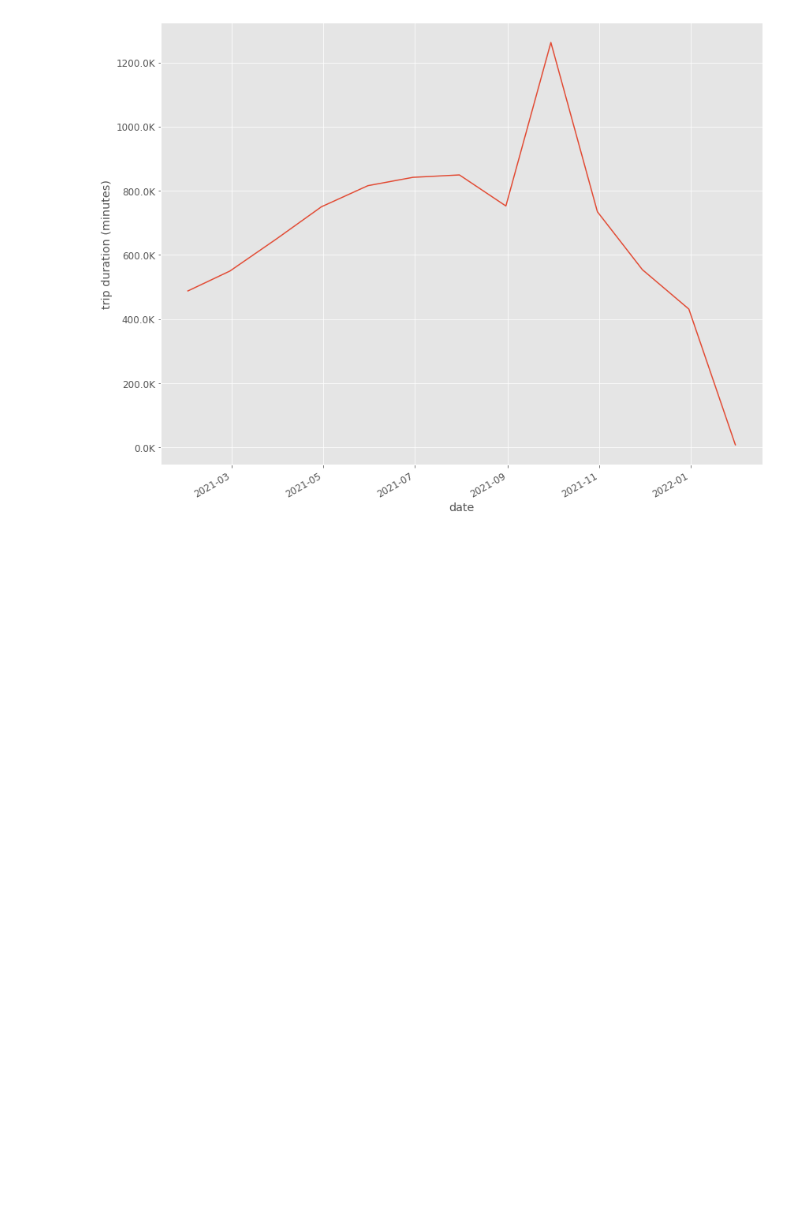
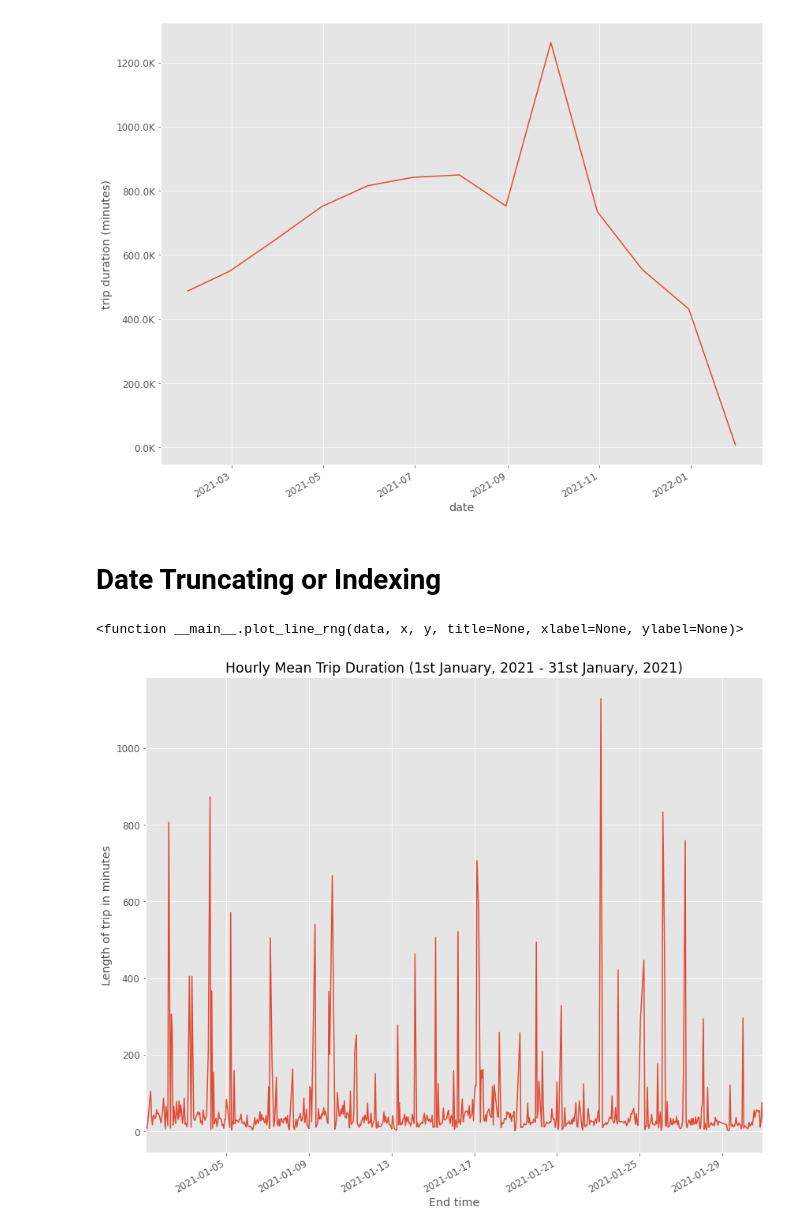
Before and after one commit to eldrigeampong/Data-Science, a Jupyter notebook: TimeSeries/project2.ipynb, the cells around one changed output. Cells and saved outputs as stored; diff of their text form; code cells hidden in the pictures; blank space fills up the shorter version.

```diff
--- a/TimeSeries/project2.ipynb
+++ b/TimeSeries/project2.ipynb
@@ -484,3 +484,39 @@ plot_line(
 )
 # %% [output]
 [figure]
+# %% [markdown]
+# Date Truncating or Indexing
+# %%
+# helper function to get specific date range
+def get_samp_data(data, ascending=None, before=None, after=None, rule=None):
+    return data.sort_index(ascending=ascending).truncate(before=before, after=after).resample(rule=rule)
+
+
+# helper function to plot line chart
+def plot_line_rng(data, x, y, title=None, xlabel=None, ylabel=None):
+    fig, ax = plt.subplots(figsize=(12, 10))
+    fig.autofmt_xdate()
+
+    # plot line
+    sns.lineplot(
+        data=data,
+        x=x, y=y,
+        ci=None, ax=ax
+    )
+
+    # label plot axis
+    ax.set(title=title, xlabel=xlabel, ylabel=ylabel)
+
+    # set x-axis limit
+    ax.set_xlim([data.index.min(), data.index.max()])
+
+    return plot_line_rng
+# %%
+plot_line_rng(
+    data=get_samp_data(data=df_idx, ascending=True, before='2021-01-01', after='2021-01-31', rule='1H').agg(np.mean),
+    x='end_time', y='duration',
+    xlabel='End time', ylabel='Length of trip in minutes', title='Hourly Mean Trip Duration (1st January, 2021 - 31st January, 2021)',
+)
+# %% [output]
+<function __main__.plot_line_rng(data, x, y, title=None, xlabel=None, ylabel=None)>
+[figure, added]
```
Also changed, not shown: parts of 2 cells of this notebook.
